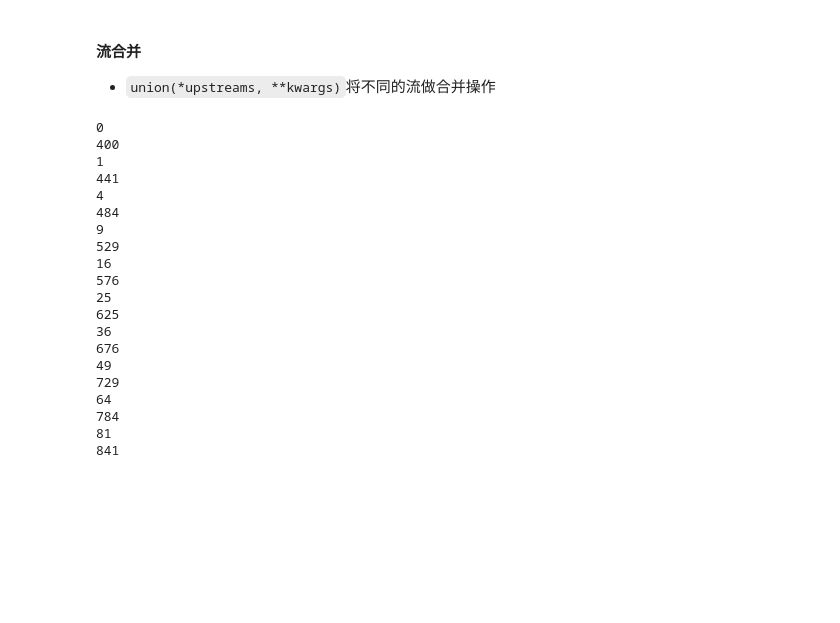
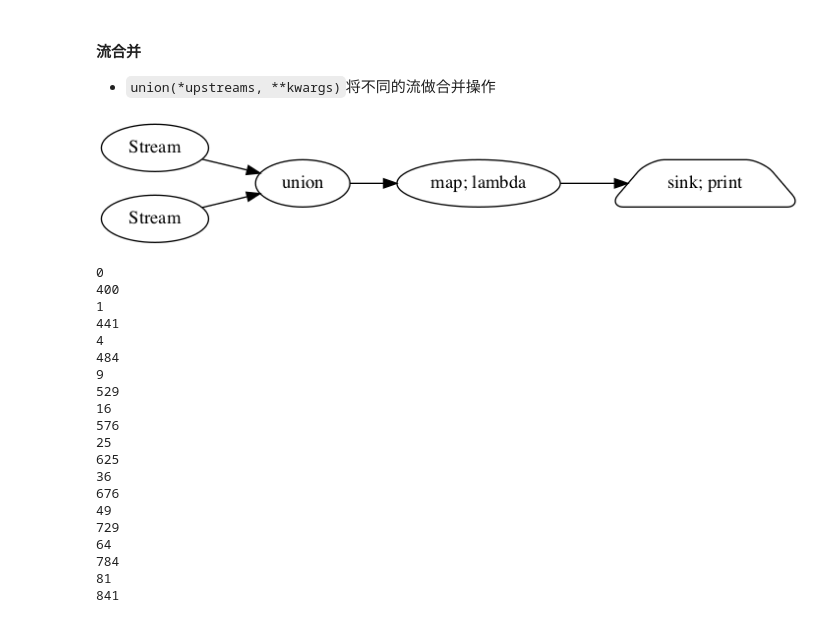
Before and after one commit to TutorialForPython/python-numerical-computation, a Jupyter notebook: 使用dask处理大规模数据的数值计算问题/流处理.ipynb, the cells around one changed output. Cells and saved outputs as stored; diff of their text form; code cells hidden in the pictures; blank space fills up the shorter version.

```diff
--- a/使用dask处理大规模数据的数值计算问题/流处理.ipynb
+++ b/使用dask处理大规模数据的数值计算问题/流处理.ipynb
@@ -346,4 +356,11 @@ for i in range(30):
 #### 流合并
 
 + `union(*upstreams, **kwargs)`将不同的流做合并操作
+# %%
+source1 = Stream()
+source2 = Stream()
+view = source1.union(source2).map(lambda x: x**2).sink(print)
+view.visualize(rankdir='LR')
+# %% [output]
+[figure, added]
 # %%
```
Also changed, not shown: parts of 4 cells of this notebook, 1 other file.
